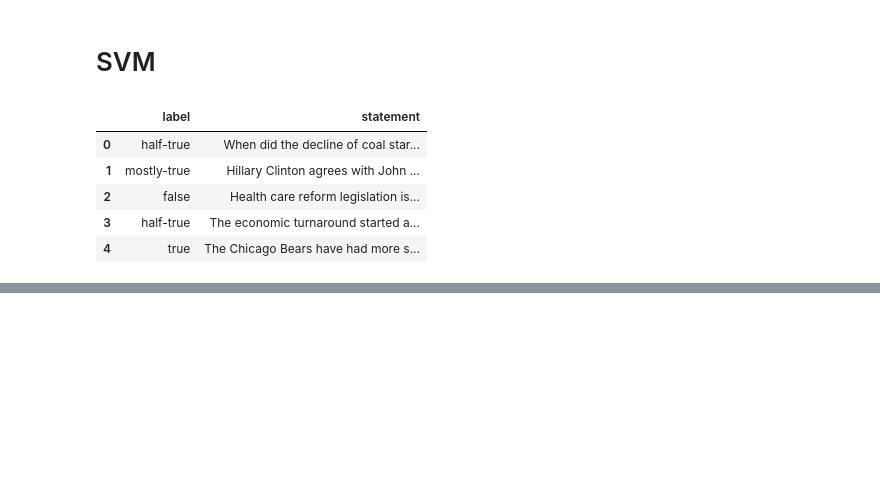
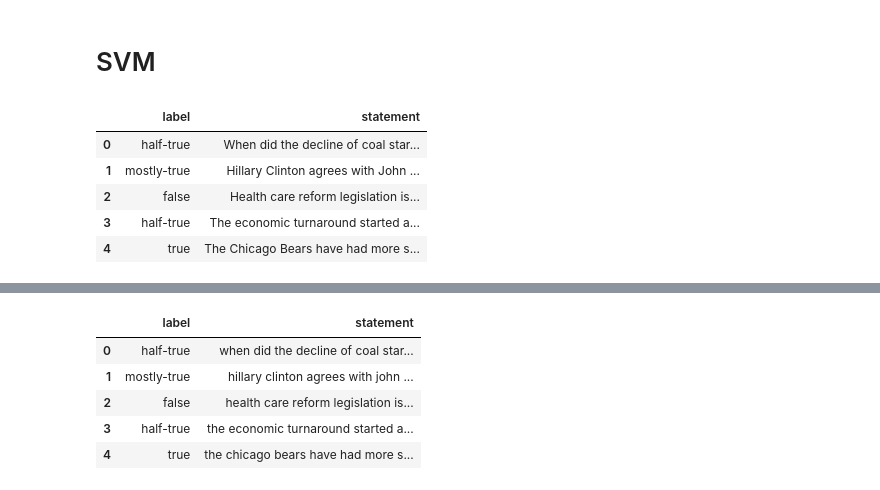
Before and after one commit to gautumsvp7/LiarDataSet, a Jupyter notebook: LiarDataset.ipynb, the cells around one changed output, grey strips where cells are left out. Drawn from its saved outputs; the diff is of its cells as text; code cells hidden in the pictures; blank space fills up the shorter version.

```diff
--- a/LiarDataset.ipynb
+++ b/LiarDataset.ipynb
@@ -417,0 +434,3 @@ subject_df.head()
+# %%
+x = subject_df
+x.head()
@@ -417,0 +444,2 @@ subject_df.head()
+# %%
+x['statement'].dropna(inplace=True)
@@ -417,0 +463,11 @@ subject_df.head()
+# %%
+x['statement']=[entry.lower() for entry in x['statement']]
+# %%
+x.head()
+# %% [output]
+|  | label | statement |
+| 0 | half-true | when did the decline of coal star... |
+| 1 | mostly-true | hillary clinton agrees with john ... |
+| 2 | false | health care reform legislation is... |
+| 3 | half-true | the economic turnaround started a... |
+| 4 | true | the chicago bears have had more s... |
```
Also changed, not shown: parts of 9 cells of this notebook.
